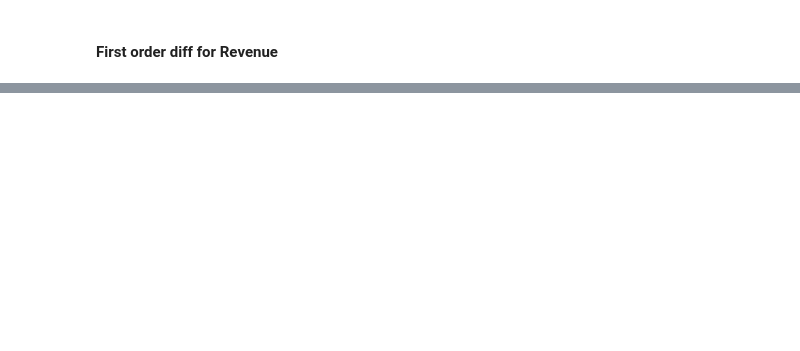
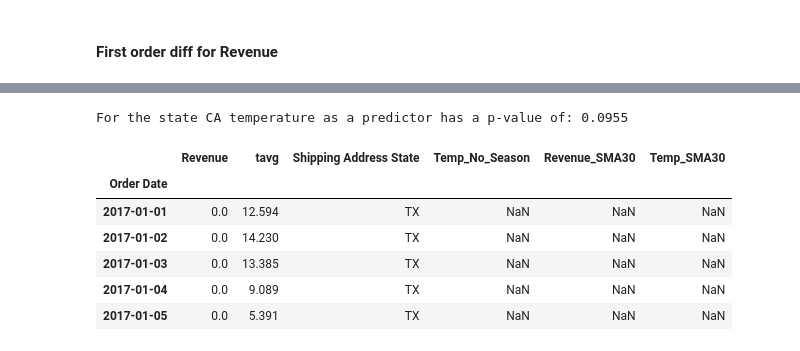
Before and after one commit to MoritzBaldauf/Bachelor_Thesis_Code, a Jupyter notebook: Granger_test.ipynb, the cells around one changed output, grey strips where cells are left out. Saved outputs shown, nothing was run; the diff lists cells and outputs as text; code cells hidden in the pictures; blank space fills up the shorter version.

```diff
--- a/Granger_test.ipynb
+++ b/Granger_test.ipynb
@@ -88,11 +36,10 @@ def grangers_causation_matrix(data, variables, test='ssr_chi2test', verbose=Fals
     return df
 # %%
 # List of states
-states_list = Grocerie_transactions_grouped["Shipping Address State"].unique()
+states_list = groceries_df["Shipping Address State"].unique()
 
 # Creating Filtered dataframe for Granger test
-df_granger_grocerie = Grocerie_transactions_grouped[["Order Date", "Revenue", "tavg", "Shipping Address State"]]
-df_granger_grocerie = df_granger_grocerie.set_index("Order Date")
+df_granger_grocerie = groceries_df[["Revenue", "tavg", "Shipping Address State"]]
 # %% [markdown]
 #### First order diff for Revenue
 # %%
@@ -150,2 +100,48 @@ Error for state ND
+# %%
+state_p_values = {}
+states_list = ["CA"]
+i = 0
+df_one_state = df_granger_grocerie[df_granger_grocerie["Shipping Address State"].isin([states_list[i]])].copy()
+
+
+# Remove Seasonality from Temp
+df_one_state["Temp_No_Season"] = df_one_state["tavg"] - df_one_state["tavg"].shift(365)
+df_one_state["Temp_No_Season"] = df_one_state["Temp_No_Season"].round(2)
+
+df_one_state = df_one_state.iloc[365:, ]
+
+#Fist order Diff for Revenue
+first_order_diff = [0]
+
+for j in range(1,len(df_one_state)):
+    first_order_diff.append(df_one_state["Revenue"][j] - df_one_state["Revenue"][j-1])
+
+df_one_state["first_order_diff_Revenue"] = first_order_diff
+
+
+df_one_state["Revenue_SMA30"] = df_one_state["Revenue"].rolling(30).mean().round(2)
+
+df_one_state["Temp_SMA30"] = df_one_state["Temp_No_Season"].rolling(30).mean().round(2)
+
+df_granger_groceries= df_one_state.iloc[30:, ].copy()
+
+granger_matrix = grangers_causation_matrix(df_granger_groceries ,variables=["Revenue", "Temp_No_Season"])
+
+p_value = granger_matrix.iloc[0, 1]
+state_p_values[states_list[i]] = p_value
+
+print(f"For the state {states_list[i]} temperature as a predictor has a p-value of: {p_value}")
+# %% [output]
+For the state CA temperature as a predictor has a p-value of: 0.0955
+# %%
+df_one_state.head()
+# %% [output]
+|  | Revenue | tavg | Shipping Address State | Temp_No_Season | Revenue_SMA30 | Temp_SMA30 |
+| Order Date |  |  |  |  |  |  |
+| 2017-01-01 | 0.0 | 12.594 | TX | NaN | NaN | NaN |
+| 2017-01-02 | 0.0 | 14.230 | TX | NaN | NaN | NaN |
+| 2017-01-03 | 0.0 | 13.385 | TX | NaN | NaN | NaN |
+| 2017-01-04 | 0.0 | 9.089 | TX | NaN | NaN | NaN |
+| 2017-01-05 | 0.0 | 5.391 | TX | NaN | NaN | NaN |
 # %%
 #CA_only = df_granger_grocerie[df_granger_grocerie["Shipping Address State"].isin(["CA"])].copy()
```
Also changed, not shown: parts of 9 cells of this notebook, 4 other files.
